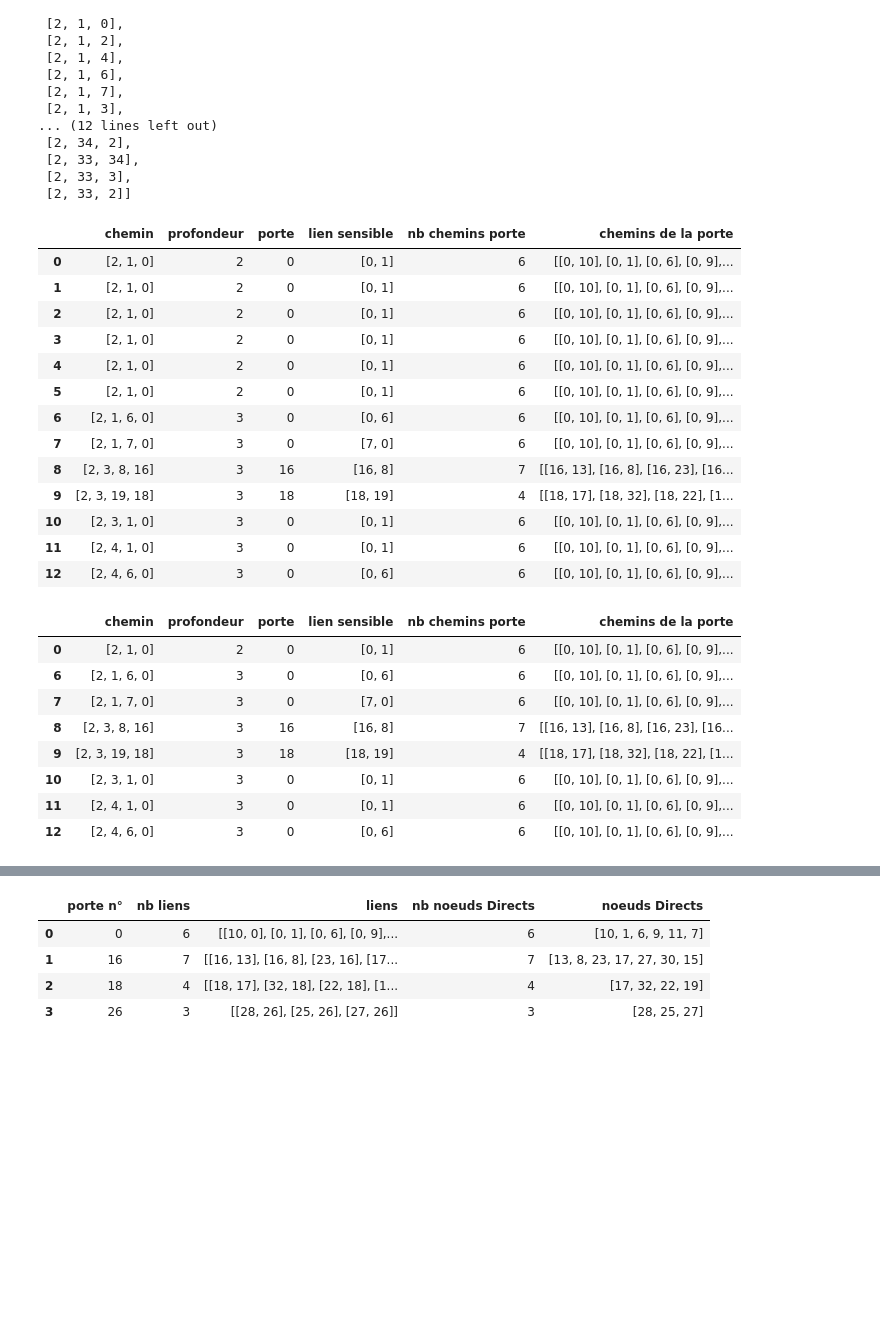
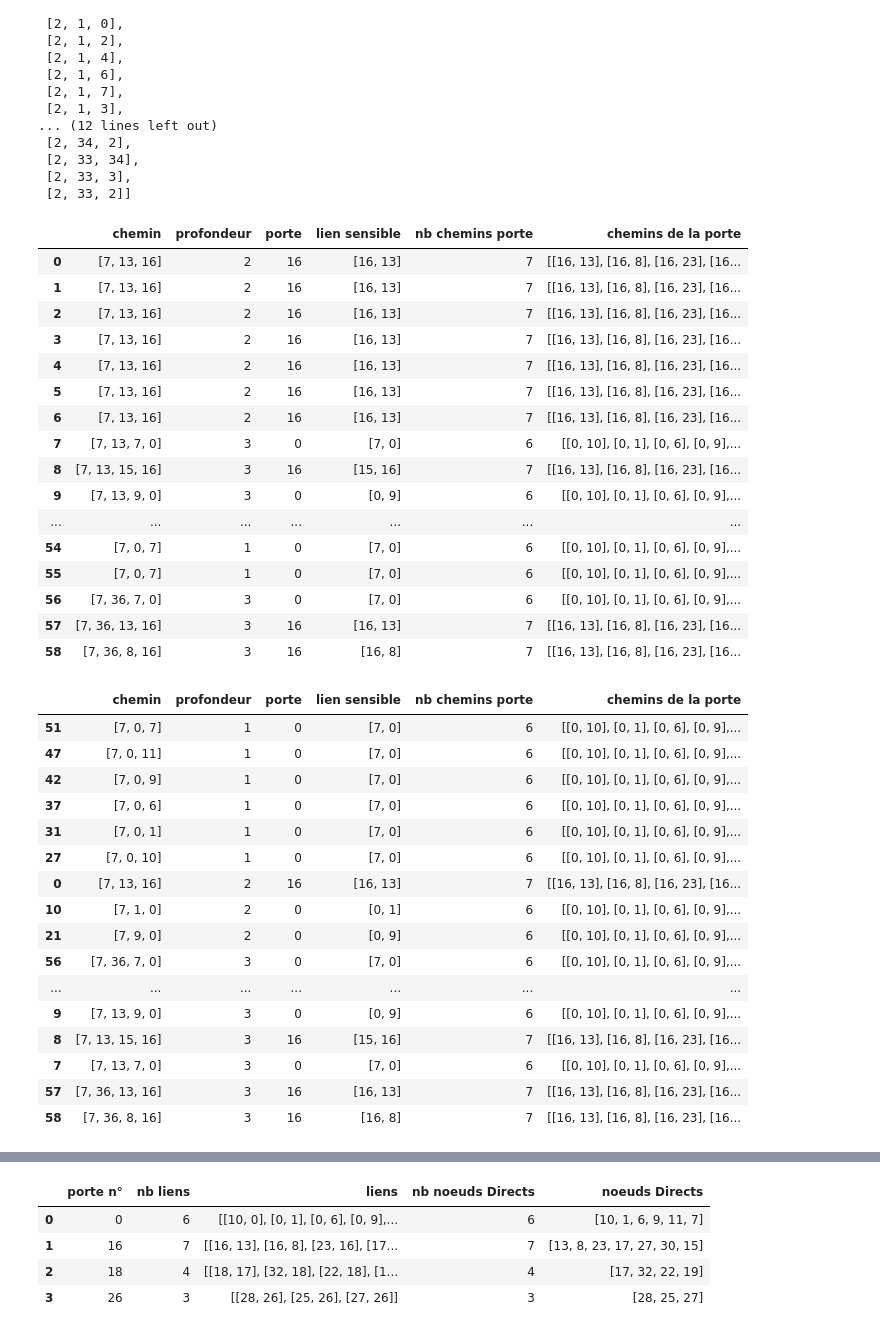
Before and after one commit to yzapart/codingame_DFS_DeathFirstSearch_ep2, a Jupyter notebook: DeathFirstSearchEp2_230121_0.ipynb, the cells around one changed output, grey strips where cells are left out. Saved outputs shown, nothing was run; the diff lists cells and outputs as text; code cells hidden in the pictures; blank space fills up the shorter version.

```diff
--- a/DeathFirstSearchEp2_230121_0.ipynb
+++ b/DeathFirstSearchEp2_230121_0.ipynb
@@ -104,7 +104,7 @@ def cheminsPossibles(noeud, prof):
 # %%
 # Caractéristiques des chemins possibles pour une profondeur max de 3
 
-noeud_depart = 2
+noeud_depart = 7
 profondeur   = 3
 
 liste_ch_portes = []
@@ -128,37 +128,49 @@ df = df_ch_portes
 df
 # %% [output]
 |  | chemin | profondeur | porte | lien sensible | nb chemins porte | chemins de la porte |
-| 0 | [2, 1, 0] | 2 | 0 | [0, 1] | 6 | [[0, 10], [0, 1], [0, 6], [0, 9],... |
-| 1 | [2, 1, 0] | 2 | 0 | [0, 1] | 6 | [[0, 10], [0, 1], [0, 6], [0, 9],... |
-| 2 | [2, 1, 0] | 2 | 0 | [0, 1] | 6 | [[0, 10], [0, 1], [0, 6], [0, 9],... |
-| 3 | [2, 1, 0] | 2 | 0 | [0, 1] | 6 | [[0, 10], [0, 1], [0, 6], [0, 9],... |
-| 4 | [2, 1, 0] | 2 | 0 | [0, 1] | 6 | [[0, 10], [0, 1], [0, 6], [0, 9],... |
-| 5 | [2, 1, 0] | 2 | 0 | [0, 1] | 6 | [[0, 10], [0, 1], [0, 6], [0, 9],... |
-| 6 | [2, 1, 6, 0] | 3 | 0 | [0, 6] | 6 | [[0, 10], [0, 1], [0, 6], [0, 9],... |
-| 7 | [2, 1, 7, 0] | 3 | 0 | [7, 0] | 6 | [[0, 10], [0, 1], [0, 6], [0, 9],... |
-| 8 | [2, 3, 8, 16] | 3 | 16 | [16, 8] | 7 | [[16, 13], [16, 8], [16, 23], [16... |
-| 9 | [2, 3, 19, 18] | 3 | 18 | [18, 19] | 4 | [[18, 17], [18, 32], [18, 22], [1... |
-| 10 | [2, 3, 1, 0] | 3 | 0 | [0, 1] | 6 | [[0, 10], [0, 1], [0, 6], [0, 9],... |
-| 11 | [2, 4, 1, 0] | 3 | 0 | [0, 1] | 6 | [[0, 10], [0, 1], [0, 6], [0, 9],... |
-| 12 | [2, 4, 6, 0] | 3 | 0 | [0, 6] | 6 | [[0, 10], [0, 1], [0, 6], [0, 9],... |
+| 0 | [7, 13, 16] | 2 | 16 | [16, 13] | 7 | [[16, 13], [16, 8], [16, 23], [16... |
+| 1 | [7, 13, 16] | 2 | 16 | [16, 13] | 7 | [[16, 13], [16, 8], [16, 23], [16... |
+| 2 | [7, 13, 16] | 2 | 16 | [16, 13] | 7 | [[16, 13], [16, 8], [16, 23], [16... |
+| 3 | [7, 13, 16] | 2 | 16 | [16, 13] | 7 | [[16, 13], [16, 8], [16, 23], [16... |
+| 4 | [7, 13, 16] | 2 | 16 | [16, 13] | 7 | [[16, 13], [16, 8], [16, 23], [16... |
+| 5 | [7, 13, 16] | 2 | 16 | [16, 13] | 7 | [[16, 13], [16, 8], [16, 23], [16... |
+| 6 | [7, 13, 16] | 2 | 16 | [16, 13] | 7 | [[16, 13], [16, 8], [16, 23], [16... |
+| 7 | [7, 13, 7, 0] | 3 | 0 | [7, 0] | 6 | [[0, 10], [0, 1], [0, 6], [0, 9],... |
+| 8 | [7, 13, 15, 16] | 3 | 16 | [15, 16] | 7 | [[16, 13], [16, 8], [16, 23], [16... |
+| 9 | [7, 13, 9, 0] | 3 | 0 | [0, 9] | 6 | [[0, 10], [0, 1], [0, 6], [0, 9],... |
+| ... | ... | ... | ... | ... | ... | ... |
+| 54 | [7, 0, 7] | 1 | 0 | [7, 0] | 6 | [[0, 10], [0, 1], [0, 6], [0, 9],... |
+| 55 | [7, 0, 7] | 1 | 0 | [7, 0] | 6 | [[0, 10], [0, 1], [0, 6], [0, 9],... |
+| 56 | [7, 36, 7, 0] | 3 | 0 | [7, 0] | 6 | [[0, 10], [0, 1], [0, 6], [0, 9],... |
+| 57 | [7, 36, 13, 16] | 3 | 16 | [16, 13] | 7 | [[16, 13], [16, 8], [16, 23], [16... |
+| 58 | [7, 36, 8, 16] | 3 | 16 | [16, 8] | 7 | [[16, 13], [16, 8], [16, 23], [16... |
 # %%
 # on élimine les doublons
 
 df['chemin'] = df['chemin'].astype(str)
 df.drop_duplicates(subset='chemin', inplace=True)
 df["chemin"] = df["chemin"].str.strip("[]")
 df["chemin"] = df["chemin"].str.split(",")
+df.sort_values(by='profondeur', inplace=True)
 df
 # %% [output]
 |  | chemin | profondeur | porte | lien sensible | nb chemins porte | chemins de la porte |
-| 0 | [2, 1, 0] | 2 | 0 | [0, 1] | 6 | [[0, 10], [0, 1], [0, 6], [0, 9],... |
-| 6 | [2, 1, 6, 0] | 3 | 0 | [0, 6] | 6 | [[0, 10], [0, 1], [0, 6], [0, 9],... |
-| 7 | [2, 1, 7, 0] | 3 | 0 | [7, 0] | 6 | [[0, 10], [0, 1], [0, 6], [0, 9],... |
-| 8 | [2, 3, 8, 16] | 3 | 16 | [16, 8] | 7 | [[16, 13], [16, 8], [16, 23], [16... |
-| 9 | [2, 3, 19, 18] | 3 | 18 | [18, 19] | 4 | [[18, 17], [18, 32], [18, 22], [1... |
-| 10 | [2, 3, 1, 0] | 3 | 0 | [0, 1] | 6 | [[0, 10], [0, 1], [0, 6], [0, 9],... |
-| 11 | [2, 4, 1, 0] | 3 | 0 | [0, 1] | 6 | [[0, 10], [0, 1], [0, 6], [0, 9],... |
-| 12 | [2, 4, 6, 0] | 3 | 0 | [0, 6] | 6 | [[0, 10], [0, 1], [0, 6], [0, 9],... |
+| 51 | [7, 0, 7] | 1 | 0 | [7, 0] | 6 | [[0, 10], [0, 1], [0, 6], [0, 9],... |
+| 47 | [7, 0, 11] | 1 | 0 | [7, 0] | 6 | [[0, 10], [0, 1], [0, 6], [0, 9],... |
+| 42 | [7, 0, 9] | 1 | 0 | [7, 0] | 6 | [[0, 10], [0, 1], [0, 6], [0, 9],... |
+| 37 | [7, 0, 6] | 1 | 0 | [7, 0] | 6 | [[0, 10], [0, 1], [0, 6], [0, 9],... |
+| 31 | [7, 0, 1] | 1 | 0 | [7, 0] | 6 | [[0, 10], [0, 1], [0, 6], [0, 9],... |
+| 27 | [7, 0, 10] | 1 | 0 | [7, 0] | 6 | [[0, 10], [0, 1], [0, 6], [0, 9],... |
+| 0 | [7, 13, 16] | 2 | 16 | [16, 13] | 7 | [[16, 13], [16, 8], [16, 23], [16... |
+| 10 | [7, 1, 0] | 2 | 0 | [0, 1] | 6 | [[0, 10], [0, 1], [0, 6], [0, 9],... |
+| 21 | [7, 9, 0] | 2 | 0 | [0, 9] | 6 | [[0, 10], [0, 1], [0, 6], [0, 9],... |
+| 56 | [7, 36, 7, 0] | 3 | 0 | [7, 0] | 6 | [[0, 10], [0, 1], [0, 6], [0, 9],... |
+| ... | ... | ... | ... | ... | ... | ... |
+| 9 | [7, 13, 9, 0] | 3 | 0 | [0, 9] | 6 | [[0, 10], [0, 1], [0, 6], [0, 9],... |
+| 8 | [7, 13, 15, 16] | 3 | 16 | [15, 16] | 7 | [[16, 13], [16, 8], [16, 23], [16... |
+| 7 | [7, 13, 7, 0] | 3 | 0 | [7, 0] | 6 | [[0, 10], [0, 1], [0, 6], [0, 9],... |
+| 57 | [7, 36, 13, 16] | 3 | 16 | [16, 13] | 7 | [[16, 13], [16, 8], [16, 23], [16... |
+| 58 | [7, 36, 8, 16] | 3 | 16 | [16, 8] | 7 | [[16, 13], [16, 8], [16, 23], [16... |
 # %%
 liste_noeuds = []
 for noeud in noeuds:
```
Also changed, not shown: parts of 6 cells of this notebook.
